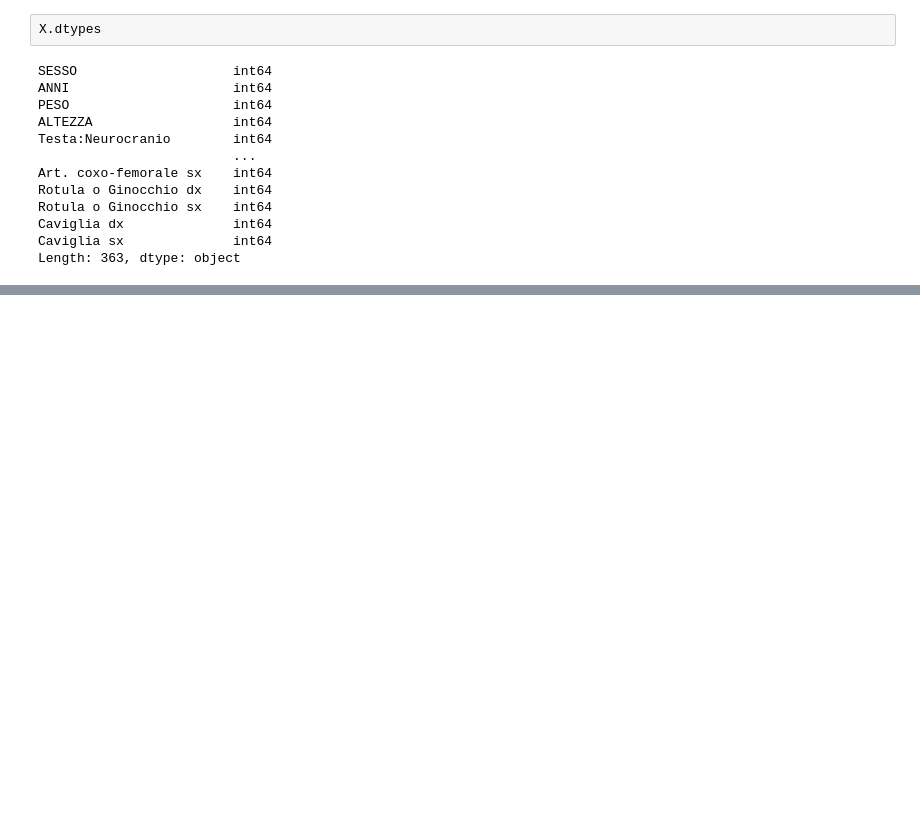
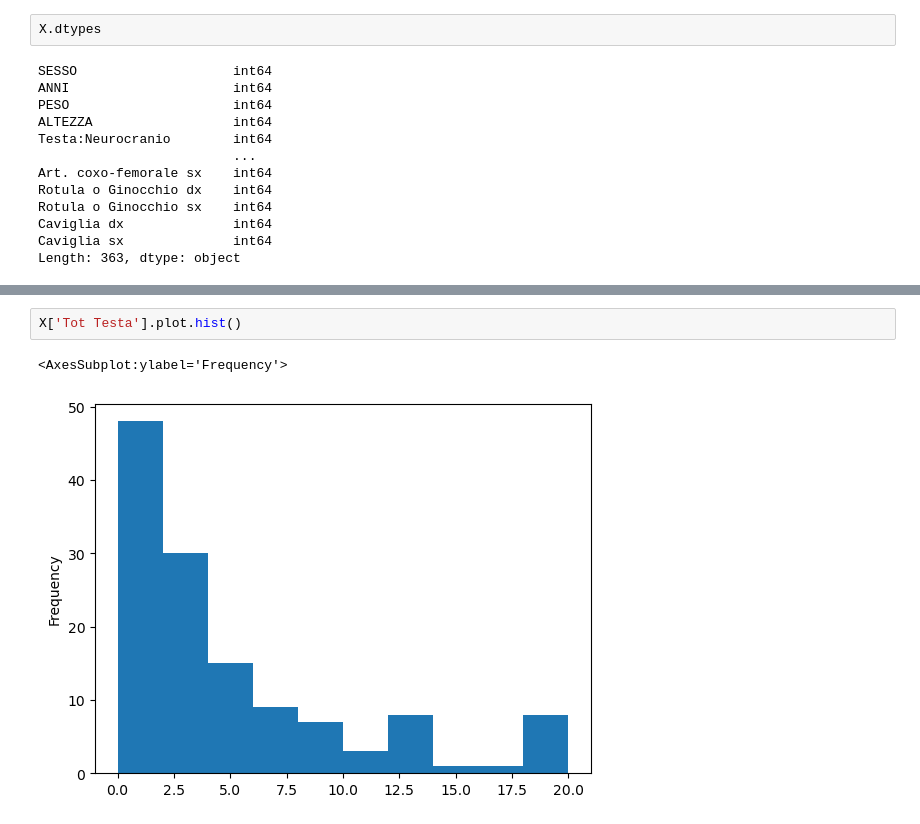
Before and after one commit to chrfum/one-class_classifier, a Jupyter notebook: run-over_classifier/codes/run-over.ipynb, the cells around one changed output, grey strips where cells are left out. Saved outputs shown, nothing was run; the diff lists cells and outputs as text; blank space fills up the shorter version.

```diff
--- a/run-over_classifier/codes/run-over.ipynb
+++ b/run-over_classifier/codes/run-over.ipynb
@@ -57,0 +63,5 @@ Length: 363, dtype: object
+# %%
+X['Tot Testa'].plot.hist()
+# %% [output]
+<AxesSubplot:ylabel='Frequency'>
+[figure, added]
```
Also changed, not shown: parts of 7 cells of this notebook.
